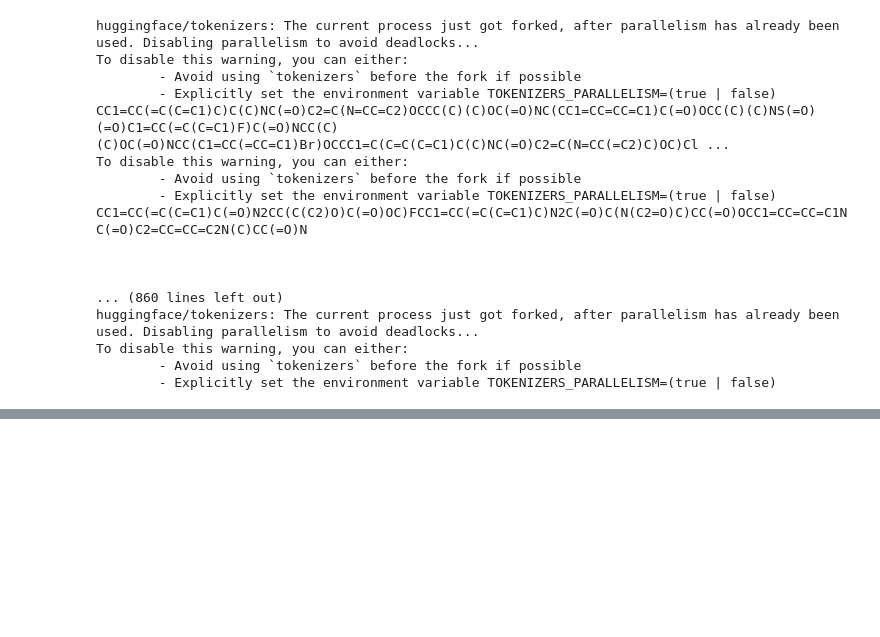
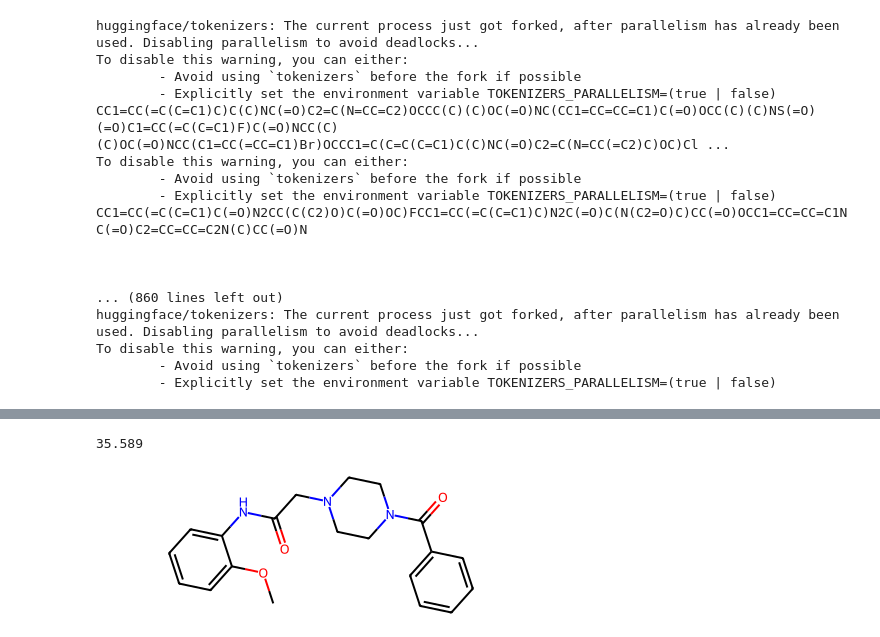
Before and after one commit to YerevaNN/ChemLacticaTestSuite, a Jupyter notebook: src/hrant-playground.ipynb, the cells around one changed output, grey strips where cells are left out. Saved outputs shown, nothing was run; the diff lists cells and outputs as text; code cells hidden in the pictures; blank space fills up the shorter version.

```diff
--- a/src/hrant-playground.ipynb
+++ b/src/hrant-playground.ipynb
@@ -238,0 +272,10 @@ for i in range(len(moses)):
+# %%
+clogp
+# %% [output]
+35.589
+# %%
+mol = Chem.MolFromSmiles('COC1=CC=CC=C1NC(=O)CN2CCN(CC2)C(=O)C3=CC=CC=C3')
+# %%
+mol
+# %% [output]
+[figure, added]
```
Also changed, not shown: parts of 33 cells of this notebook, 2 other files.
